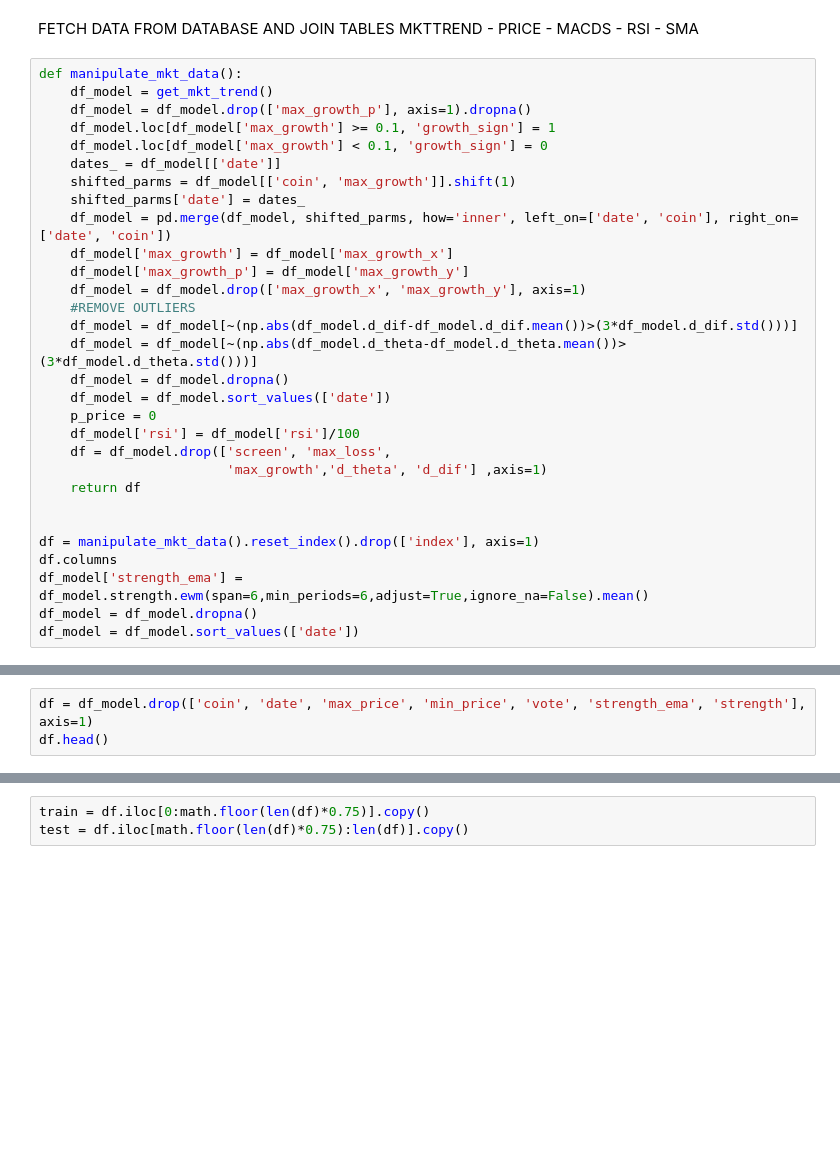
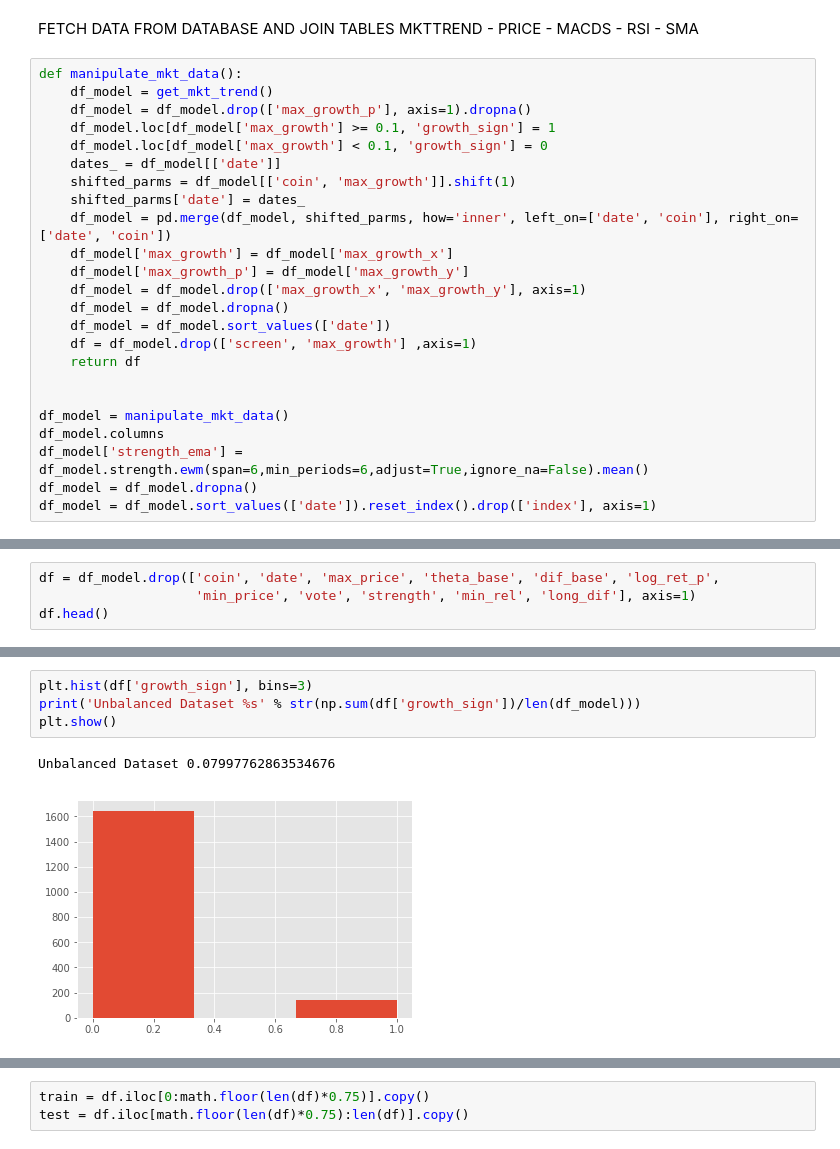
Before and after one commit to eduardocurado/crypto_bot, a Jupyter notebook: Notebooks/Data_analysis_crypto20180325.ipynb, the cells around one changed output, grey strips where cells are left out. Cells and saved outputs as stored; diff of their text form; blank space fills up the shorter version.

```diff
--- a/Notebooks/Data_analysis_crypto20180325.ipynb
+++ b/Notebooks/Data_analysis_crypto20180325.ipynb
@@ -114,20 +121,14 @@ def manipulate_mkt_data():
     df_model['max_growth'] = df_model['max_growth_x']
     df_model['max_growth_p'] = df_model['max_growth_y']
     df_model = df_model.drop(['max_growth_x', 'max_growth_y'], axis=1)
-    #REMOVE OUTLIERS
-    df_model = df_model[~(np.abs(df_model.d_dif-df_model.d_dif.mean())>(3*df_model.d_dif.std()))]
-    df_model = df_model[~(np.abs(df_model.d_theta-df_model.d_theta.mean())>(3*df_model.d_theta.std()))]
     df_model = df_model.dropna()
     df_model = df_model.sort_values(['date'])
-    p_price = 0
-    df_model['rsi'] = df_model['rsi']/100
-    df = df_model.drop(['screen', 'max_loss',
-                        'max_growth','d_theta', 'd_dif'] ,axis=1)
+    df = df_model.drop(['screen', 'max_growth'] ,axis=1)
     return df
 
 
-df = manipulate_mkt_data().reset_index().drop(['index'], axis=1)
-df.columns
+df_model = manipulate_mkt_data()
+df_model.columns
 df_model['strength_ema'] = df_model.strength.ewm(span=6,min_periods=6,adjust=True,ignore_na=False).mean()
 df_model = df_model.dropna()
-df_model = df_model.sort_values(['date'])
+df_model = df_model.sort_values(['date']).reset_index().drop(['index'], axis=1)
@@ -136,3 +135,4 @@ ValueError: Length mismatch: Expected axis has 0 elements, new values have 26 el
 # %%
-df = df_model.drop(['coin', 'date', 'max_price', 'min_price', 'vote', 'strength_ema', 'strength'], axis=1)
+df = df_model.drop(['coin', 'date', 'max_price', 'theta_base', 'dif_base', 'log_ret_p',
+                    'min_price', 'vote', 'strength', 'min_rel', 'long_dif'], axis=1)
 df.head()
@@ -138,0 +146,7 @@ df.head()
+# %%
+plt.hist(df['growth_sign'], bins=3)
+print('Unbalanced Dataset %s' % str(np.sum(df['growth_sign'])/len(df_model)))
+plt.show()
+# %% [output]
+Unbalanced Dataset 0.07997762863534676
+[figure, added]
```
Also changed, not shown: parts of 10 cells of this notebook, 4 other files.
